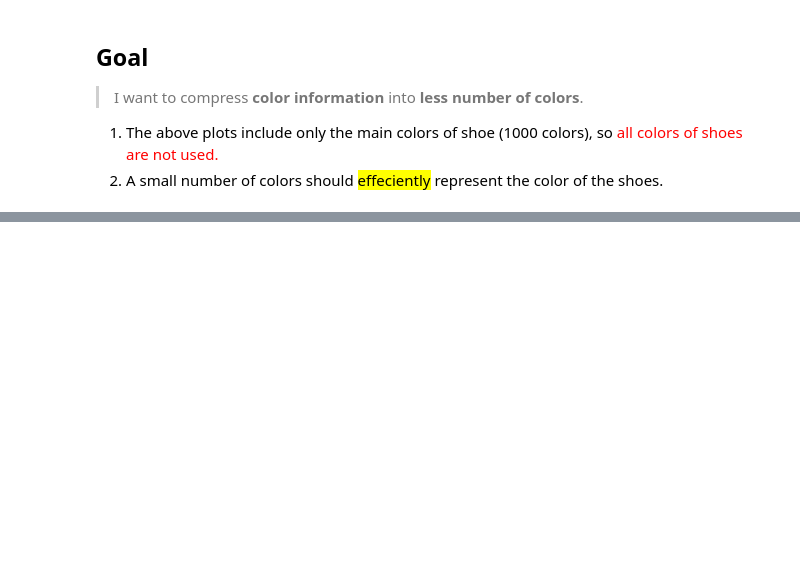
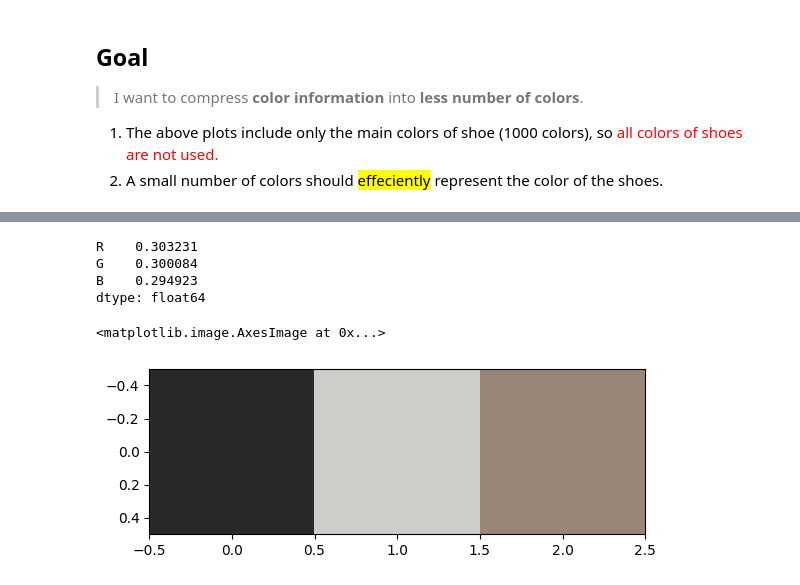
Before and after one commit to jrsky723/ShoeColor, a Jupyter notebook: color/ColorClustering.ipynb, the cells around one changed output, grey strips where cells are left out. Drawn from its saved outputs; the diff is of its cells as text; code cells hidden in the pictures; blank space fills up the shorter version.

Commit message:
K-Means Color

```diff
--- a/color/ColorClustering.ipynb
+++ b/color/ColorClustering.ipynb
@@ -54,3 +56,16 @@ Each view_init show plot by different angles.
 > I want to compress <b>color information</b> into <b>less number of colors</b>.
 1. The above plots include only the main colors of shoe (1000 colors), so <span style = "color : red;">all colors of shoes are not used.</span>
 2. A small number of colors should <mark>effeciently</mark> represent the color of the shoes.
+# %%
+from sklearn.cluster import KMeans
+import pandas as pd
+import seaborn as sb
+
+data = []
+for colors in shoes.target:
+  RGBP = colors[0]
+  RGB = np.array(RGBP[:-1])/255.0
+  data.append(RGB)
+data
+df = pd.DataFrame(columns=['R','G','B'], data=data)
+df.head(10)
@@ -56,0 +84,16 @@ Each view_init show plot by different angles.
+# %%
+df[['R','G','B']].std()
+# %% [output]
+R    0.303231
+G    0.300084
+B    0.294923
+dtype: float64
+# %%
+points = df.values
+k = 3
+kmeans = KMeans(n_clusters = k).fit(points)
+centers = kmeans.cluster_centers_
+plt.imshow([centers])
+# %% [output]
+<matplotlib.image.AxesImage at 0x...>
+[figure, added]
```
Also changed, not shown: parts of 7 cells of this notebook, 2 other files.
